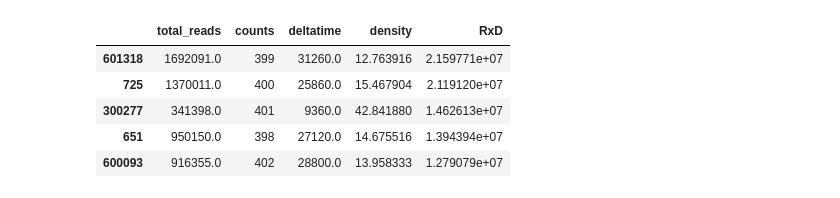
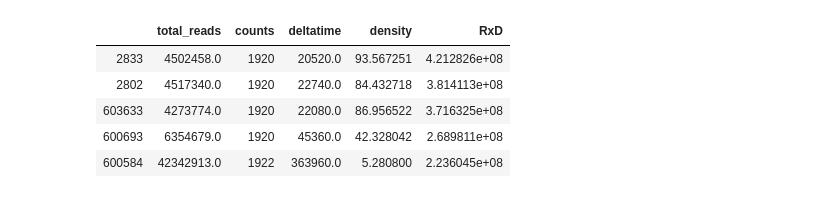
Before and after one commit to BryanWuxiaoyang/DaChuang, a Jupyter notebook: stock_frequecy_plot.ipynb, the cells around one changed output. Cells and saved outputs as stored; diff of their text form; code cells hidden in the pictures.

```diff
--- a/stock_frequecy_plot.ipynb
+++ b/stock_frequecy_plot.ipynb
@@ -1,11 +1,11 @@
 # %%
 import pandas as pd
-data=pd.read_csv('./stocks_info_final.csv',index_col=0)
+data=pd.read_csv('./stocks_info_final_25.csv',index_col=0)
 data.head()
 # %% [output]
 |  | total_reads | counts | deltatime | density | RxD |
-| 601318 | 1692091.0 | 399 | 31260.0 | 12.763916 | 2.159771e+07 |
-| 725 | 1370011.0 | 400 | 25860.0 | 15.467904 | 2.119120e+07 |
-| 300277 | 341398.0 | 401 | 9360.0 | 42.841880 | 1.462613e+07 |
-| 651 | 950150.0 | 398 | 27120.0 | 14.675516 | 1.394394e+07 |
-| 600093 | 916355.0 | 402 | 28800.0 | 13.958333 | 1.279079e+07 |
+| 2833 | 4502458.0 | 1920 | 20520.0 | 93.567251 | 4.212826e+08 |
+| 2802 | 4517340.0 | 1920 | 22740.0 | 84.432718 | 3.814113e+08 |
+| 603633 | 4273774.0 | 1920 | 22080.0 | 86.956522 | 3.716325e+08 |
+| 600693 | 6354679.0 | 1920 | 45360.0 | 42.328042 | 2.689811e+08 |
+| 600584 | 42342913.0 | 1922 | 363960.0 | 5.280800 | 2.236045e+08 |
```
Also changed, not shown: parts of 15 cells of this notebook, 26 other files.
